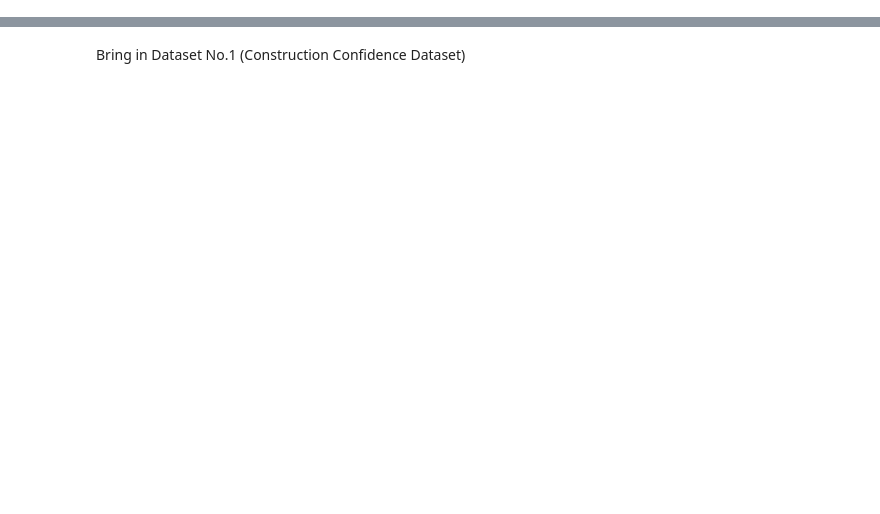
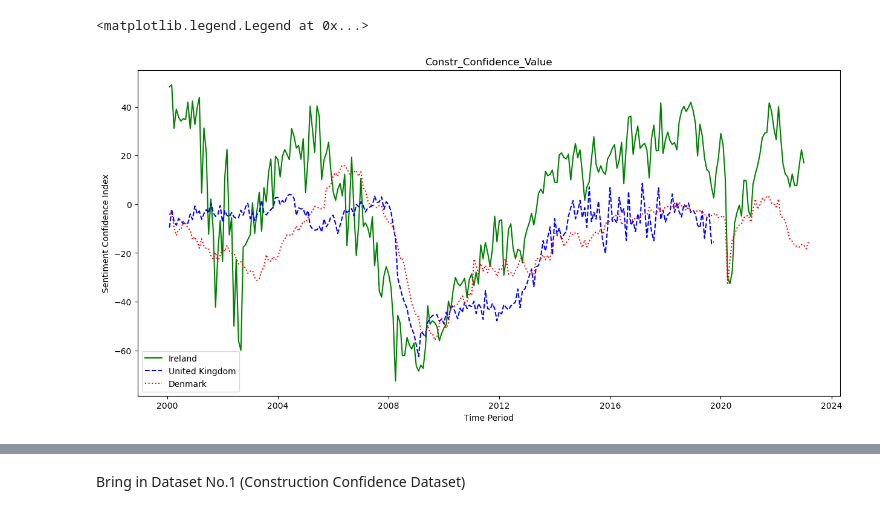
Before and after one commit to sbs23014/CA2, a Jupyter notebook: 1.Data Prep and Visualisation.ipynb, the cells around one changed output, grey strips where cells are left out. Cells and saved outputs as stored; diff of their text form; code cells hidden in the pictures; blank space fills up the shorter version.

```diff
--- a/1.Data Prep and Visualisation.ipynb
+++ b/1.Data Prep and Visualisation.ipynb
@@ -4,0 +359,3 @@
+# %%
+#rename the filtered dataset back to original title Merged_df_IE
+Merged_df_IE = filtered_df
@@ -4,0 +407,6 @@
+# %%
+Merged_df_IE_backup = Merged_df_IE #Back up the dataset so that the historical records around construction confience/sentiment could be accessed later
+
+first_valid_index = Merged_df_IE['Producer_Price_Percent_change'].first_valid_index()
+Merged_df_IE = Merged_df_IE.loc[first_valid_index:]
+Merged_df_IE.shape
@@ -4,0 +429,4 @@
+# %%
+Merged_df_IE = Merged_df_IE.dropna(subset=['Constr_Confidence_Value'])
+Merged_df_DK = Merged_df_DK.dropna(subset=['Constr_Confidence_Value'])
+Merged_df_UK = Merged_df_UK.dropna(subset=['Constr_Confidence_Value'])
@@ -4,0 +489,7 @@
+# %%
+##First bring the other two datasets against which we're performing an Irish comparison into the same format as IE
+Merged_df_UK['TIME_PERIOD'] = pd.to_datetime(Merged_df_UK['TIME_PERIOD'], format='%Y-%m')
+Merged_df_DK['TIME_PERIOD'] = pd.to_datetime(Merged_df_DK['TIME_PERIOD'], format='%Y-%m')
+
+Merged_df_UK = Merged_df_UK[Merged_df_UK['TIME_PERIOD'].isin(Merged_df_IE['TIME_PERIOD'].unique())]
+Merged_df_DK = Merged_df_DK[Merged_df_DK['TIME_PERIOD'].isin(Merged_df_IE['TIME_PERIOD'].unique())]
@@ -4,0 +541,29 @@
+# %%
+import matplotlib.pyplot as plt
+
+# Combine the datasets
+combined_data = pd.concat([Merged_df_IE, Merged_df_UK, Merged_df_DK])
+
+# Plot the combined data
+#plt.plot(combined_data['TIME_PERIOD'], combined_data['Constr_Confidence_Value'], label='Combined Data')
+
+plt.figure(figsize=(15, 7))  # Adjust the width and height as needed
+
+# Customize the plot
+plt.title('Constr_Confidence_Value')
+plt.xlabel('Time Period')
+plt.ylabel('Sentiment Confidence Index')
+
+
+plt.plot(Merged_df_IE['TIME_PERIOD'], Merged_df_IE['Constr_Confidence_Value'], label='Ireland', linestyle='-', color='green')
+plt.plot(Merged_df_UK['TIME_PERIOD'], Merged_df_UK['Constr_Confidence_Value'], label='United Kingdom', linestyle='--', color='blue')
+plt.plot(Merged_df_DK['TIME_PERIOD'], Merged_df_DK['Constr_Confidence_Value'], label='Denmark', linestyle=':', color='red')
+
+
+plt.legend()
+
+# Show the plot
+#plt.show()
+# %% [output]
+<matplotlib.legend.Legend at 0x...>
+[figure, added]
```
Also changed, not shown: parts of 80 cells of this notebook, 1 other file.
